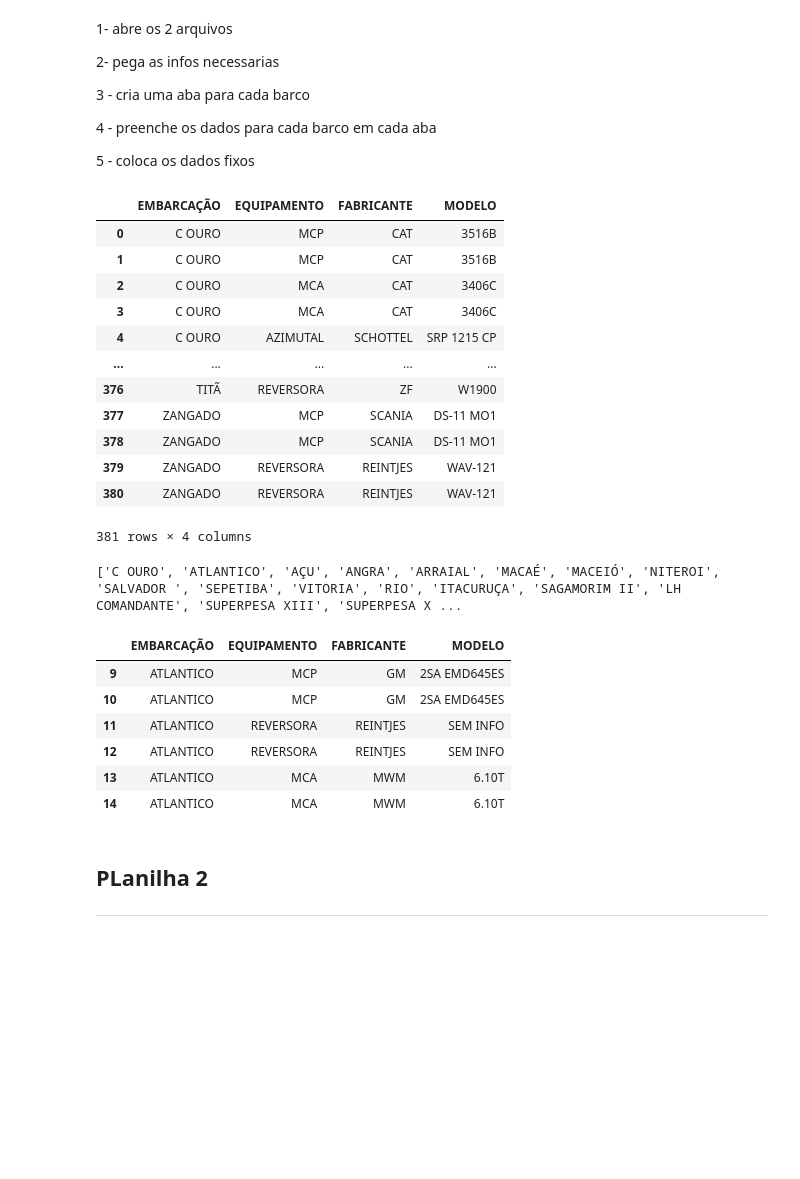
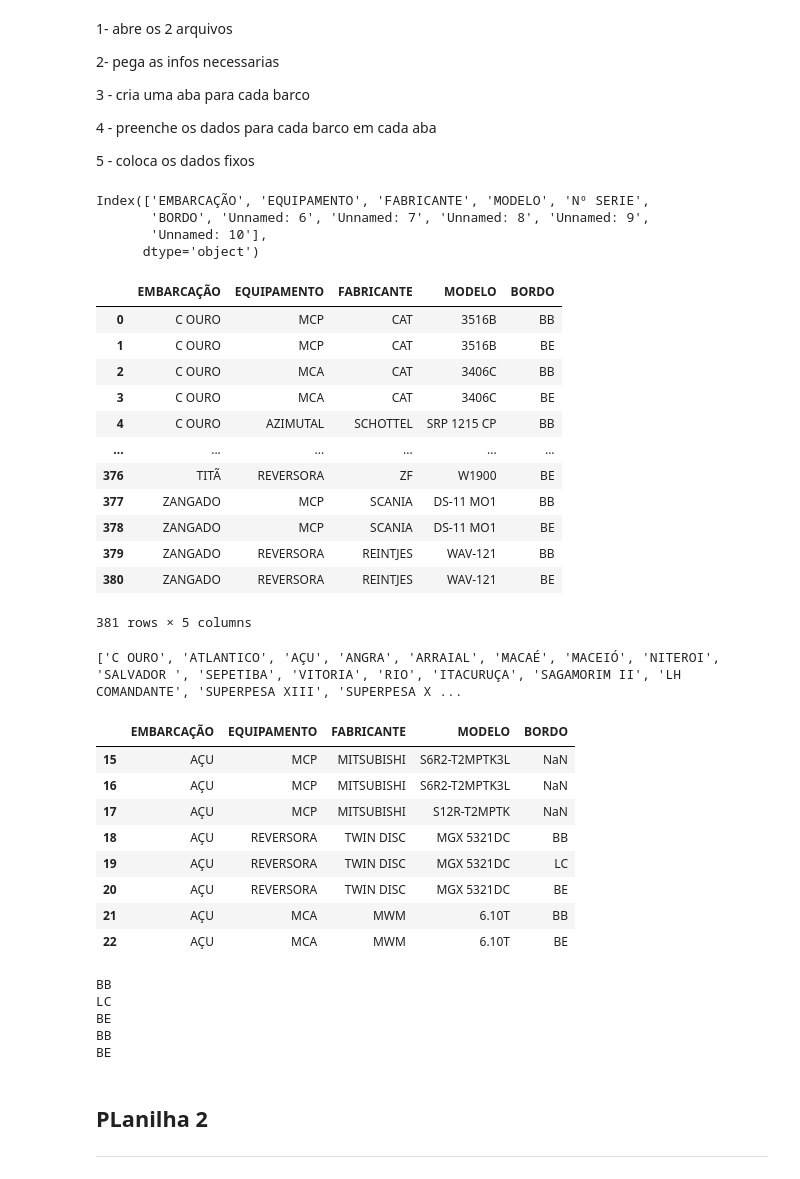
Before and after one commit to PedroVic12/Camorim-Getx-App, a Jupyter notebook: camorim_getx_app/lib/Python-Code-ML/automacoes/preenche_cadastro.ipynb, the cells around one changed output. Drawn from its saved outputs; the diff is of its cells as text; code cells hidden in the pictures; blank space fills up the shorter version.

```diff
--- a/camorim_getx_app/lib/Python-Code-ML/automacoes/preenche_cadastro.ipynb
+++ b/camorim_getx_app/lib/Python-Code-ML/automacoes/preenche_cadastro.ipynb
@@ -12,7 +12,7 @@
 import openpyxl
 import pyautogui
 import pandas as pd
-PLANILHA = '../assets/EQUIPAMENTOS FROTA.xlsx'
+PLANILHA = '../assets/EQUIPAMENTOS FROTA (1).xlsx'
 
 def escreve_formulario(x,y,dados):
     pyautogui.click(x,y, duration = 0.5)
@@ -78,24 +78,28 @@ def copiar_excel(wb,new_sheet_name):
     salvar(wb,'copia_teste')
 # %%
 df_equipamentos = pd.read_excel(PLANILHA)
-cols = df_equipamentos.columns[:4]
-
+print(df_equipamentos.columns)
+cols = ['EMBARCAÇÃO','EQUIPAMENTO','FABRICANTE','MODELO','BORDO']
 df = df_equipamentos[cols]
 df
 # %% [output]
+Index(['EMBARCAÇÃO', 'EQUIPAMENTO', 'FABRICANTE', 'MODELO', 'Nº SERIE',
+       'BORDO', 'Unnamed: 6', 'Unnamed: 7', 'Unnamed: 8', 'Unnamed: 9',
+       'Unnamed: 10'],
+      dtype='object')
-|  | EMBARCAÇÃO | EQUIPAMENTO | FABRICANTE | MODELO |
-| 0 | C OURO | MCP | CAT | 3516B |
-| 1 | C OURO | MCP | CAT | 3516B |
-| 2 | C OURO | MCA | CAT | 3406C |
-| 3 | C OURO | MCA | CAT | 3406C |
-| 4 | C OURO | AZIMUTAL | SCHOTTEL | SRP 1215 CP |
-| ... | ... | ... | ... | ... |
-| 376 | TITÃ | REVERSORA | ZF | W1900 |
-| 377 | ZANGADO | MCP | SCANIA | DS-11 MO1 |
-| 378 | ZANGADO | MCP | SCANIA | DS-11 MO1 |
-| 379 | ZANGADO | REVERSORA | REINTJES | WAV-121 |
-| 380 | ZANGADO | REVERSORA | REINTJES | WAV-121 |
+|  | EMBARCAÇÃO | EQUIPAMENTO | FABRICANTE | MODELO | BORDO |
+| 0 | C OURO | MCP | CAT | 3516B | BB |
+| 1 | C OURO | MCP | CAT | 3516B | BE |
+| 2 | C OURO | MCA | CAT | 3406C | BB |
+| 3 | C OURO | MCA | CAT | 3406C | BE |
+| 4 | C OURO | AZIMUTAL | SCHOTTEL | SRP 1215 CP | BB |
+| ... | ... | ... | ... | ... | ... |
+| 376 | TITÃ | REVERSORA | ZF | W1900 | BE |
+| 377 | ZANGADO | MCP | SCANIA | DS-11 MO1 | BB |
+| 378 | ZANGADO | MCP | SCANIA | DS-11 MO1 | BE |
+| 379 | ZANGADO | REVERSORA | REINTJES | WAV-121 | BB |
+| 380 | ZANGADO | REVERSORA | REINTJES | WAV-121 | BE |
-381 rows × 4 columns
+381 rows × 5 columns
 # %%
 nomes_barcos = list(df['EMBARCAÇÃO'].drop_duplicates())
 print(nomes_barcos)
@@ -104,17 +108,32 @@ pivot = df.pivot_table(index = 'EMBARCAÇÃO', columns='EQUIPAMENTO',aggfunc='co
 #display(pivot)
 # %% [output]
 ['C OURO', 'ATLANTICO', 'AÇU', 'ANGRA', 'ARRAIAL', 'MACAÉ', 'MACEIÓ', 'NITEROI', 'SALVADOR ', 'SEPETIBA', 'VITORIA', 'RIO', 'ITACURUÇA', 'SAGAMORIM II', 'LH COMANDANTE', 'SUPERPESA XIII', 'SUPERPESA X ...
-# %%
-df_filtrado = df.loc[df['EMBARCAÇÃO']== nomes_barcos[1]]
-df_filtrado
-# %% [output]
-|  | EMBARCAÇÃO | EQUIPAMENTO | FABRICANTE | MODELO |
-| 9 | ATLANTICO | MCP | GM | 2SA EMD645ES |
-| 10 | ATLANTICO | MCP | GM | 2SA EMD645ES |
-| 11 | ATLANTICO | REVERSORA | REINTJES | SEM INFO |
-| 12 | ATLANTICO | REVERSORA | REINTJES | SEM INFO |
-| 13 | ATLANTICO | MCA | MWM | 6.10T |
-| 14 | ATLANTICO | MCA | MWM | 6.10T |
+# %%
+df_filtrado = df.loc[df['EMBARCAÇÃO']== nomes_barcos[2]]
+df_filtrado
+
+display(df_filtrado)
+
+for i, row in enumerate(df_filtrado.itertuples(), start=8):
+    if(pd.notna(row.BORDO)):
+        print(row.BORDO)
+    else:
+        continue
+# %% [output]
+|  | EMBARCAÇÃO | EQUIPAMENTO | FABRICANTE | MODELO | BORDO |
+| 15 | AÇU | MCP | MITSUBISHI | S6R2-T2MPTK3L | NaN |
+| 16 | AÇU | MCP | MITSUBISHI | S6R2-T2MPTK3L | NaN |
+| 17 | AÇU | MCP | MITSUBISHI | S12R-T2MPTK | NaN |
+| 18 | AÇU | REVERSORA | TWIN DISC | MGX 5321DC | BB |
+| 19 | AÇU | REVERSORA | TWIN DISC | MGX 5321DC | LC |
+| 20 | AÇU | REVERSORA | TWIN DISC | MGX 5321DC | BE |
+| 21 | AÇU | MCA | MWM | 6.10T | BB |
+| 22 | AÇU | MCA | MWM | 6.10T | BE |
+BB
+LC
+BE
+BB
+BE
 # %% [markdown]
 ## PLanilha 2
 ---
```
Also changed, not shown: parts of 4 cells of this notebook, 7 other files.
